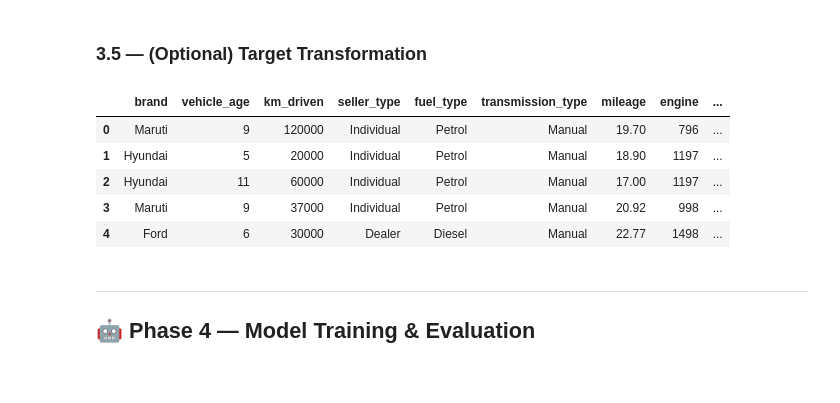
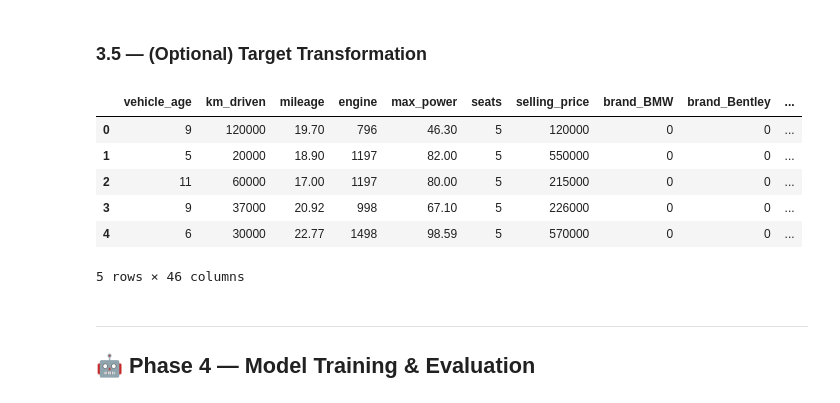
Before and after one commit to sufyan1105/Used-Car-Price-Prediction, a Jupyter notebook: used_car_price_predictor.ipynb, the cells around one changed output. Drawn from its saved outputs; the diff is of its cells as text; code cells hidden in the pictures.

```diff
--- a/used_car_price_predictor.ipynb
+++ b/used_car_price_predictor.ipynb
@@ -268,26 +268,27 @@ df_clean.head()
 # %% [markdown]
 ### 3.4 — Encode Categorical Variables
 # %%
-# df_clean = pd.get_dummies(
-#     df_clean,
-#     columns=["brand", "fuel_type", "seller_type", "transmission_type"],
-#     drop_first=True,
-#     prefix=["brand", "fuel", "seller", "transmission"],
-#     dtype=int
-# )
+df_clean = pd.get_dummies(
+    df_clean,
+    columns=["brand", "fuel_type", "seller_type", "transmission_type"],
+    drop_first=True,
+    prefix=["brand", "fuel", "seller", "transmission"],
+    dtype=int
+)
 # %% [markdown]
 ### 3.5 — (Optional) Target Transformation
 # %%
-# df_clean.select_dtypes(include="object").columns
+df_clean.select_dtypes(include="object").columns
 df_clean["selling_price_log"] = np.log1p(df_clean["selling_price"])
 df_clean.head()
 # %% [output]
-|  | brand | vehicle_age | km_driven | seller_type | fuel_type | transmission_type | mileage | engine | ... |
-| 0 | Maruti | 9 | 120000 | Individual | Petrol | Manual | 19.70 | 796 | ... |
-| 1 | Hyundai | 5 | 20000 | Individual | Petrol | Manual | 18.90 | 1197 | ... |
-| 2 | Hyundai | 11 | 60000 | Individual | Petrol | Manual | 17.00 | 1197 | ... |
-| 3 | Maruti | 9 | 37000 | Individual | Petrol | Manual | 20.92 | 998 | ... |
-| 4 | Ford | 6 | 30000 | Dealer | Diesel | Manual | 22.77 | 1498 | ... |
+|  | vehicle_age | km_driven | mileage | engine | max_power | seats | selling_price | brand_BMW | brand_Bentley | ... |
+| 0 | 9 | 120000 | 19.70 | 796 | 46.30 | 5 | 120000 | 0 | 0 | ... |
+| 1 | 5 | 20000 | 18.90 | 1197 | 82.00 | 5 | 550000 | 0 | 0 | ... |
+| 2 | 11 | 60000 | 17.00 | 1197 | 80.00 | 5 | 215000 | 0 | 0 | ... |
+| 3 | 9 | 37000 | 20.92 | 998 | 67.10 | 5 | 226000 | 0 | 0 | ... |
+| 4 | 6 | 30000 | 22.77 | 1498 | 98.59 | 5 | 570000 | 0 | 0 | ... |
+5 rows × 46 columns
 # %% [markdown]
 ---
 ## 🤖 Phase 4 — Model Training & Evaluation
```
Also changed, not shown: parts of 3 cells of this notebook.
